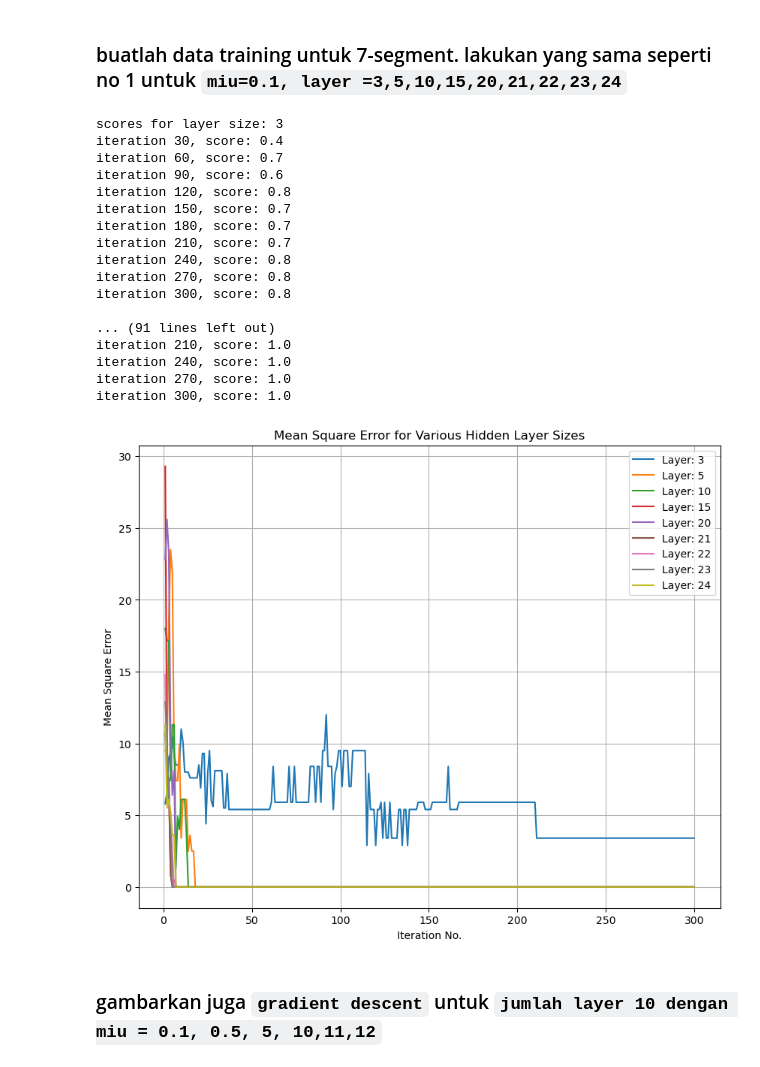
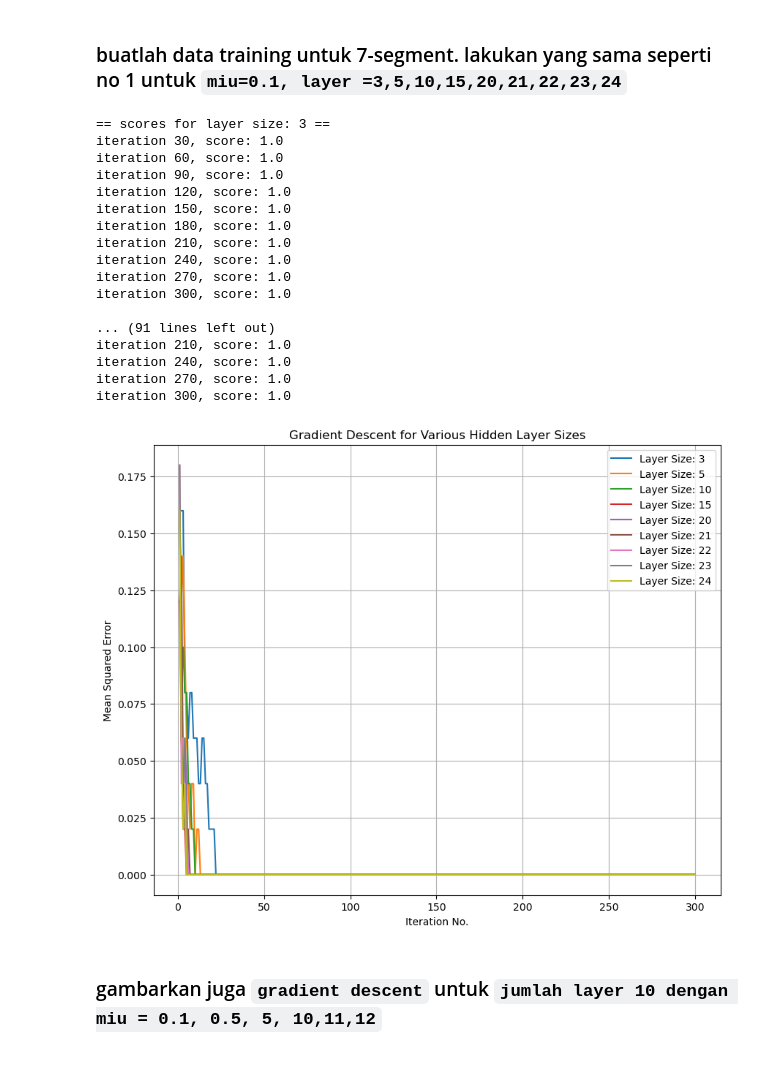
Before and after one commit to johannawawi/neuro-computing, a Jupyter notebook: week4.ipynb, the cells around one changed output. Cells and saved outputs as stored; diff of their text form; code cells hidden in the pictures.

````diff
--- a/week4.ipynb
+++ b/week4.ipynb
@@ -131,62 +131,80 @@ input_sequence = np.array([
     [1, 0, 1, 1, 1, 1, 1]   # 9
 ])
 
-# target (integer labels for digits 0-9)
-target = np.array([0, 1, 2, 3, 4, 5, 6, 7, 8, 9])
+# target (one-hot encoded for digits 0-9)
+target = np.array([
+    [1, 0, 0, 0, 0, 0, 0, 0, 0, 0],  # 0
+    [0, 1, 0, 0, 0, 0, 0, 0, 0, 0],  # 1
+    [0, 0, 1, 0, 0, 0, 0, 0, 0, 0],  # 2
+    [0, 0, 0, 1, 0, 0, 0, 0, 0, 0],  # 3
+    [0, 0, 0, 0, 1, 0, 0, 0, 0, 0],  # 4
+    [0, 0, 0, 0, 0, 1, 0, 0, 0, 0],  # 5
+    [0, 0, 0, 0, 0, 0, 1, 0, 0, 0],  # 6
+    [0, 0, 0, 0, 0, 0, 0, 1, 0, 0],  # 7
+    [0, 0, 0, 0, 0, 0, 0, 0, 1, 0],  # 8
+    [0, 0, 0, 0, 0, 0, 0, 0, 0, 1]   # 9
+])
 
 def mse(actual, pred):
     actual, pred = np.array(actual), np.array(pred)
     return np.square(np.subtract(actual, pred)).mean()
 
-# iterasi dan konfigurasi hidden layer
+# iteration and hidden layer sizes
 hidden_layers = [3, 5, 10, 15, 20, 21, 22, 23, 24]
 max_iter = 300
 
 plt.figure(figsize=(10, 8))
 
 for layer_size in hidden_layers:
     iter_num = np.arange(1, max_iter + 1)
     error = []
 
-    print(f"\nscores for layer size: {layer_size}")
+    print(f"\n== scores for layer size: {layer_size} ==")
     for i in iter_num:
-        model = MLP(hidden_layer_sizes=(layer_size,), max_iter=i, activation='relu',
-                    learning_rate_init=0.1, random_state=42)
+        model = MLP(hidden_layer_sizes=(layer_size,), max_iter=i, activation='identity',
+                            learning_rate_init=0.1, random_state=42)
 
-        model.fit(input_sequence, target)
+        # Train the model using integer labels
+        y_labels = np.argmax(target, axis=1)
+        model.fit(input_sequence, y_labels)
+
+        # Predict and convert predictions to one-hot encoding
         pred = model.predict(input_sequence)
-        error.append(mse(target, pred))
+        pred_one_hot = np.eye(10)[pred]
+
+        # Calculate the mean squared error
+        error.append(mse(target, pred_one_hot))
 
         if i % 30 == 0:
-            print(f'iteration {i}, score: {model.score(input_sequence, target)}')
+            print(f'iteration {i}, score: {model.score(input_sequence, y_labels)}')
 
-    plt.plot(iter_num, error, label=f'Layer: {layer_size}')
+    plt.plot(iter_num, error, label=f'Layer Size: {layer_size}')
 
 plt.xlabel('Iteration No.')
-plt.ylabel('Mean Square Error')
-plt.title('Mean Square Error for Various Hidden Layer Sizes')
+plt.ylabel('Mean Squared Error')
+plt.title('Gradient Descent for Various Hidden Layer Sizes')
 plt.legend()
 plt.grid(True)
 plt.show()
 # %% [output]
-scores for layer size: 3
-iteration 30, score: 0.4
-iteration 60, score: 0.7
-iteration 90, score: 0.6
-iteration 120, score: 0.8
-iteration 150, score: 0.7
-iteration 180, score: 0.7
-iteration 210, score: 0.7
-iteration 240, score: 0.8
-iteration 270, score: 0.8
-iteration 300, score: 0.8
+== scores for layer size: 3 ==
+iteration 30, score: 1.0
+iteration 60, score: 1.0
+iteration 90, score: 1.0
+iteration 120, score: 1.0
+iteration 150, score: 1.0
+iteration 180, score: 1.0
+iteration 210, score: 1.0
+iteration 240, score: 1.0
+iteration 270, score: 1.0
+iteration 300, score: 1.0
 
 ... (91 lines left out)
 iteration 210, score: 1.0
 iteration 240, score: 1.0
 iteration 270, score: 1.0
 iteration 300, score: 1.0
-[figure, old version]
+[figure, new version]
 # %% [markdown]
 ### gambarkan juga ```gradient descent``` untuk ```jumlah layer 10 dengan miu = 0.1, 0.5, 5, 10,11,12```
 # %%
````
Also changed, not shown: parts of 2 cells of this notebook.
